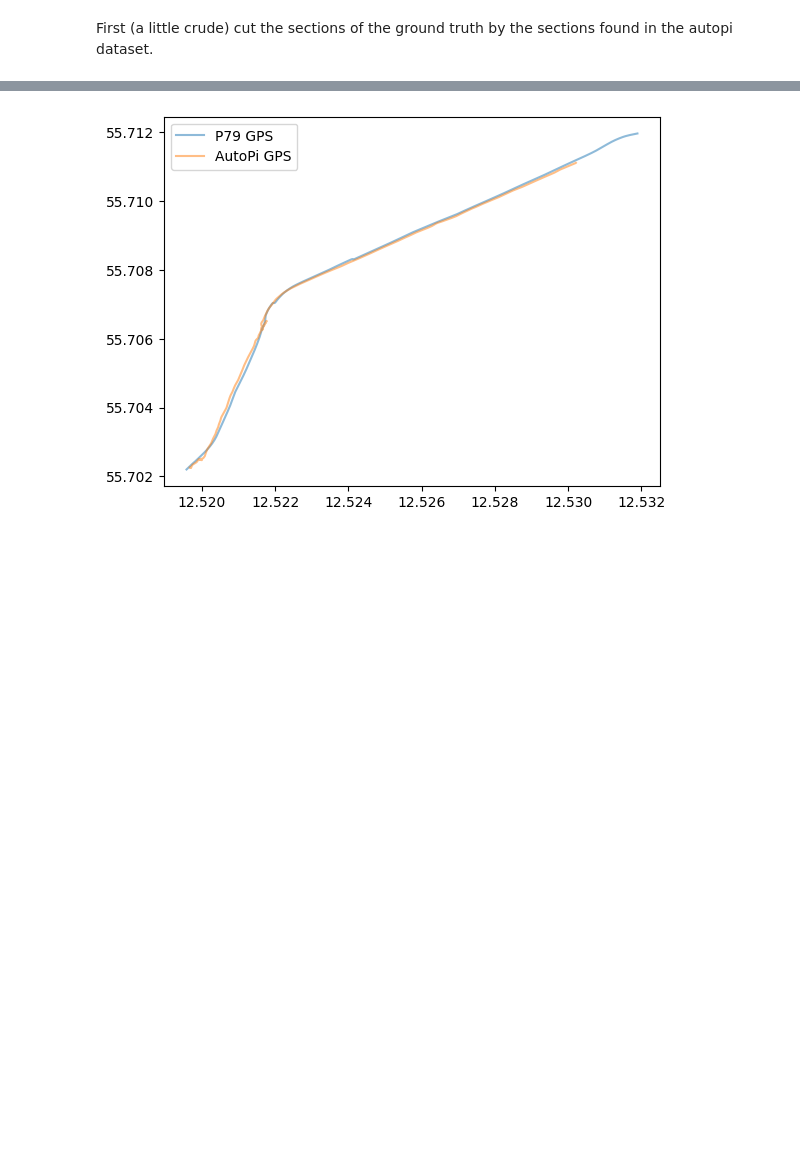
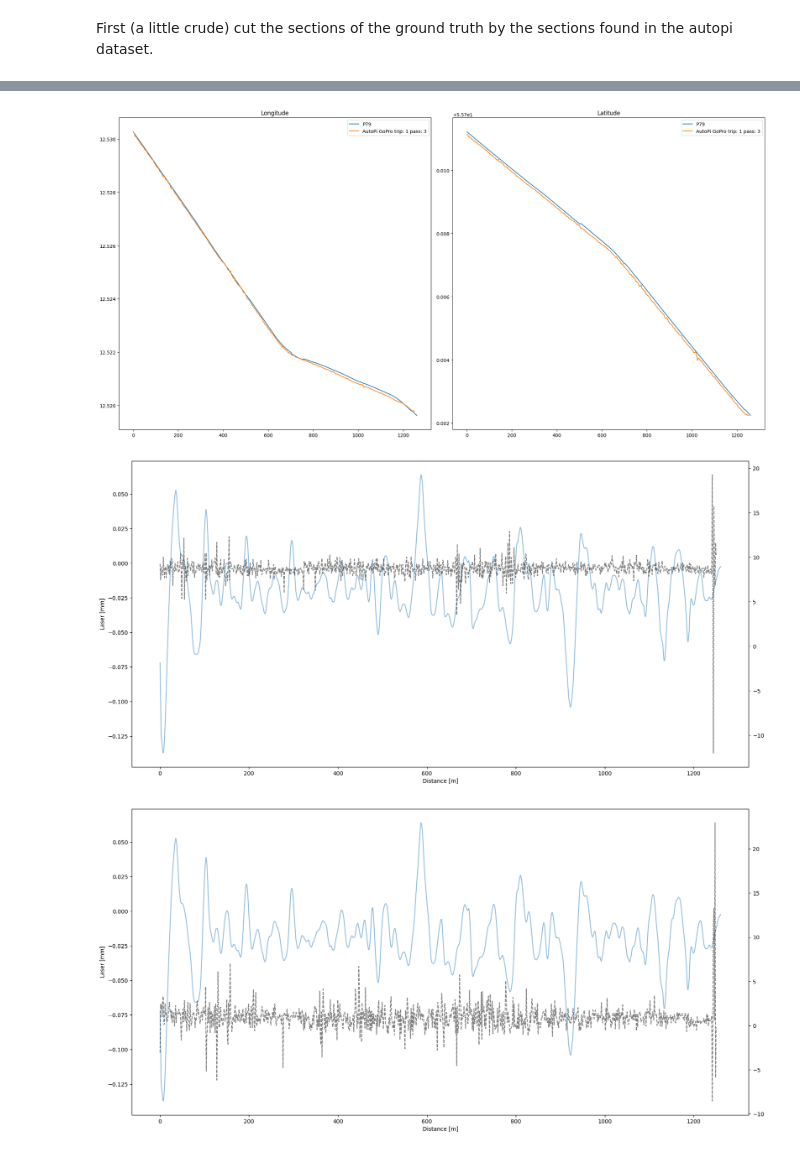
Before and after one commit to rreezN/CrackDetect, a Jupyter notebook: notebooks/interpolation.ipynb, the cells around one changed output, grey strips where cells are left out. Drawn from its saved outputs; the diff is of its cells as text; code cells hidden in the pictures; blank space fills up the shorter version.

Commit message:
interpolation go brr

```diff
--- a/notebooks/interpolation.ipynb
+++ b/notebooks/interpolation.ipynb
@@ -166,20 +242,60 @@ class InterpolateAutopi:
         return self.passes[key[0]][key[1]]
 # %%
 # Interpolate P79 laser data to match with the corresponding distance measurements
-p79_hh_interp = InterpolateP79(cut_p79_hh)
+p79_hh_interp = InterpolateP79(deepcopy(cut_p79_hh))
 
 # Interpolate AutoPi data to match with the corresponding time measurements
-autopi_hh_interp = InterpolateAutopi(autopi_hh['GM'])
+autopi_hh_interp_gopro = InterpolateAutopiGoPro(deepcopy(autopi_hh['gopro']))
-# %%
-t = np.linspace(0, 1, 500)
-gps_p79 = p79_hh_interp.gps(t)
-gps_autopi = autopi_hh_interp['16006', 'pass_15'].gps(t)
-
-fig, ax = plt.subplots()
-ax.plot(gps_p79[:,0], gps_p79[:,1], label="P79 GPS", alpha=0.5)
-ax.plot(gps_autopi[:,1], gps_autopi[:,0], label="AutoPi GPS", alpha=0.5)
-#ax.plot(cut_p79_hh["Lon"], cut_p79_hh["Lat"], label="Original GPS", alpha=0.5)
-ax.legend()
-plt.show()
-# %% [output]
-[figure, removed]
+# %%
+trip_id = 1
+pass_id = 3
+
+# Cut p79 data to match the AutoPi data
+p79_hh_trip = cut_dataframe_by_indeces(
+    p79_hh, *find_best_start_and_end_indeces(
+        p79_hh[["Lon", "Lat"]].values,
+        autopi_hh["gopro"][f'trip_{trip_id}'][f'pass_{pass_id}']["gps"][:, 4:2:-1]
+    )
+)
+
+p79_hh_trip_interp = InterpolateP79(deepcopy(p79_hh_trip))
+
+
+
+# Plot the interpolated data
+s_p79 = np.linspace(0, p79_hh_trip_interp.accumulated_distance.max(), 1000)
+s_gopro = np.linspace(0, autopi_hh_interp_gopro[f"trip_{trip_id}", f"pass_{pass_id}"].accumulated_distance.max(), 1000)
+fig, (ax1, ax2) = plt.subplots(1, 2, figsize=(20, 10))
+ax1.plot(s_p79, p79_hh_trip_interp.lon(s_p79), label="P79")
+ax1.plot(s_gopro, autopi_hh_interp_gopro[f"trip_{trip_id}", f"pass_{pass_id}"].lon(s_gopro), label=f"AutoPi GoPro trip: {trip_id} pass: {pass_id}")
+# ax1.plot(s_gopro, autopi_hh_interp_gopro[f"trip_{trip_id}", f"pass_{pass_id+1}"].lon(s_gopro), label=f"AutoPi GoPro trip: {trip_id} pass: {pass_id+1}")
+ax1.set_title("Longitude")
+ax1.legend()
+
+ax2.plot(s_p79, p79_hh_trip_interp.lat(s_p79), label="P79")
+ax2.plot(s_gopro, autopi_hh_interp_gopro[f"trip_{trip_id}", f"pass_{pass_id}"].lat(s_gopro), label=f"AutoPi GoPro trip: {trip_id} pass: {pass_id}")
+# ax2.plot(s_gopro, autopi_hh_interp_gopro[f"trip_{trip_id}", f"pass_{pass_id+1}"].lat(s_gopro), label=f"AutoPi GoPro trip: {trip_id} pass: {pass_id+1}")
+ax2.set_title("Latitude")
+ax2.legend()
+
+plt.tight_layout()
+plt.show()
+
+
+# Compare p79 lasers and z axis acceleration from GoPro
+
+for i in range(2):
+    fig, ax = plt.subplots(figsize=(20, 10))
+    lasers = p79_hh_interp.lasers(s_p79)
+    raw_profile = (lasers[:,4] + lasers[:, 20])*0.001/2
+    ax.plot(s_p79, np.convolve(raw_profile, np.ones(5)/5, 'same'), alpha=0.5)
+    ax2 = ax.twinx()
+    ax2.plot(s_gopro, autopi_hh_interp_gopro[f"trip_{trip_id}", f"pass_{pass_id}"].accl(s_gopro)[:, i], '--k', alpha=0.5)
+    # ax.legend()
+    ax.set_xlabel("Distance [m]")
+    ax.set_ylabel("Laser [mm]")
+    plt.show()
+# %% [output]
+[figure, added]
+[figure, added]
+[figure, added]
```
Also changed, not shown: parts of 10 cells of this notebook.
